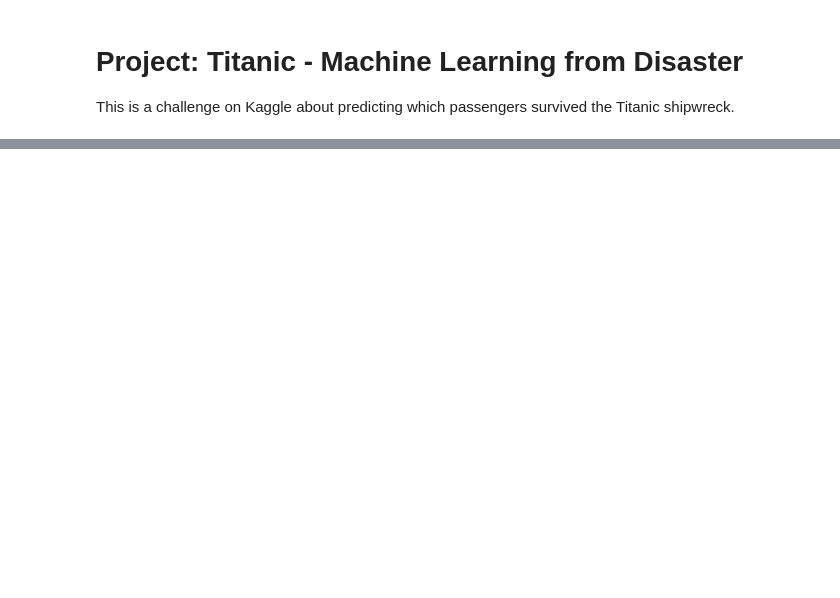
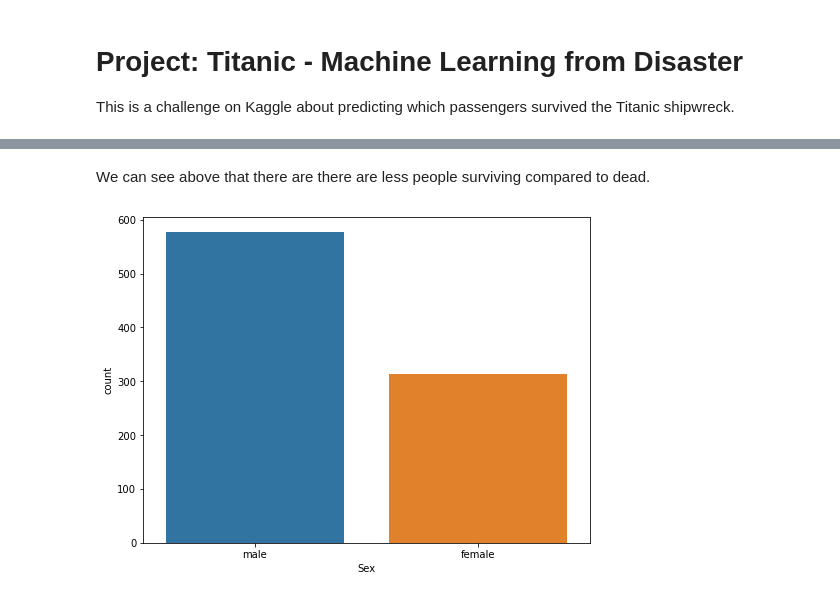
Before and after one commit to leqilu67/titanic-study, a Jupyter notebook: Titanic - Machine Learning from Disaster.ipynb, the cells around one changed output, grey strips where cells are left out. Cells and saved outputs as stored; diff of their text form; code cells hidden in the pictures; blank space fills up the shorter version.

```diff
--- a/Titanic - Machine Learning from Disaster.ipynb
+++ b/Titanic - Machine Learning from Disaster.ipynb
@@ -105,0 +354,7 @@ Your submission was successfully saved!
+# %% [markdown]
+We can see above that there are there are less people surviving compared to dead.
+# %%
+plt.figure(figsize=(8,6))
+sns.countplot(x='Sex', data=train);
+# %% [output]
+[figure, added]
```
Also changed, not shown: parts of 67 cells of this notebook, 1 other file.
